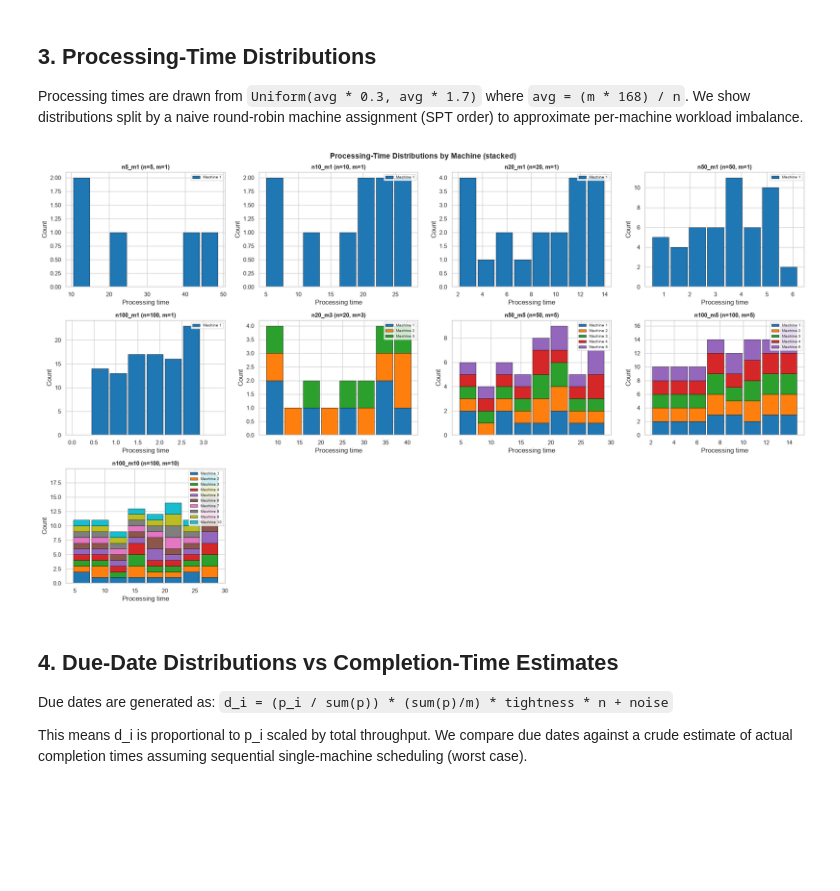
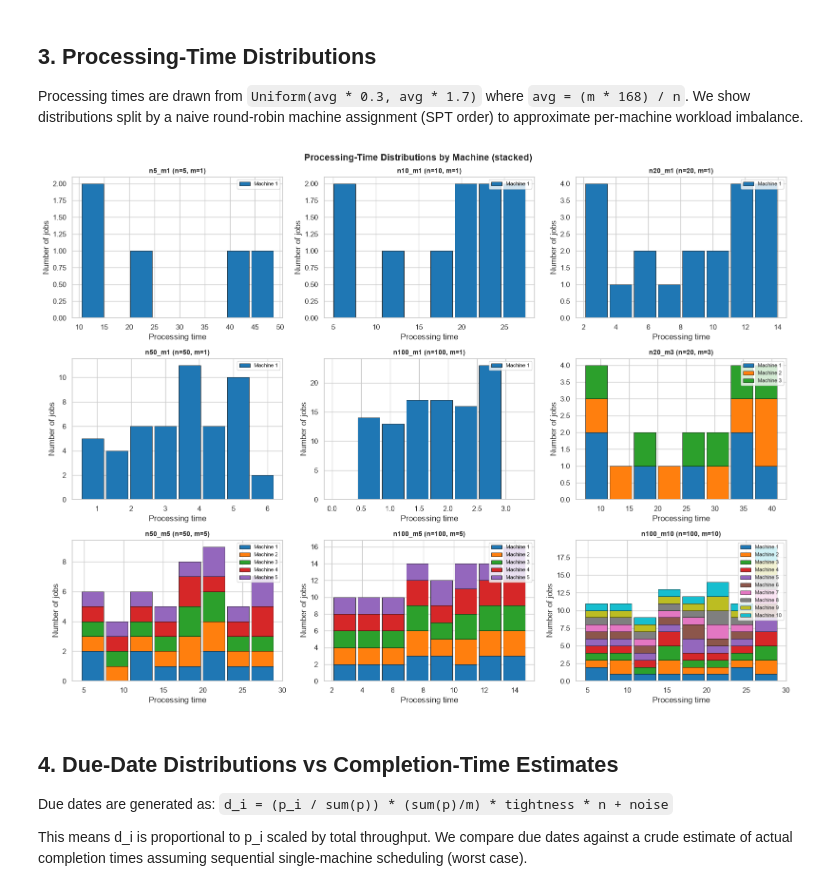
Before and after one commit to Gogula11/Dissertation, a Jupyter notebook: notebooks/01_exploration.ipynb, the cells around one changed output. Drawn from its saved outputs; the diff is of its cells as text; code cells hidden in the pictures; blank space fills up the shorter version.

```diff
--- a/notebooks/01_exploration.ipynb
+++ b/notebooks/01_exploration.ipynb
@@ -85,7 +85,7 @@ summary_df.round(2)
 
 The matrix is asymmetric: dark-to-light transitions (high `darkness_diff`) incur costs up to `darkness_diff * 10 + noise`. Light-to-dark transitions cost only the uniform noise term ≈ U(0, 2).
 # %%
-fig, axes = plt.subplots(3, 4, figsize=(20, 13))
+fig, axes = plt.subplots(3, 3, figsize=(16, 12))
 axes = axes.flatten()
 
 for ax, cfg in zip(axes, INSTANCE_CONFIGS):
@@ -104,7 +104,7 @@ for ax, cfg in zip(axes, INSTANCE_CONFIGS):
         cbar=True,
         square=True,
     )
-    ax.set_title(lbl, fontsize=12, fontweight="bold")
+    ax.set_title(lbl, fontsize=10, fontweight="bold")
     ax.set_xlabel("To job (colour)")
     ax.set_ylabel("From job (colour)")
     if inst["n"] > 10:
@@ -112,7 +112,7 @@ for ax, cfg in zip(axes, INSTANCE_CONFIGS):
         ax.yaxis.set_major_locator(ticker.MaxNLocator(integer=True, nbins=5))
 
 fig.suptitle("Setup-Cost Matrices S[i][j] — dark-to-light transitions are expensive",
-             fontsize=14, y=1.01)
+             fontsize=14, fontweight="bold", y=1.01)
 plt.tight_layout()
 plt.savefig(os.path.join(root, "figures/01_cost_heatmaps.png"), dpi=150, bbox_inches="tight")
 plt.show()
@@ -123,7 +123,7 @@ plt.show()
 
 Processing times are drawn from `Uniform(avg * 0.3, avg * 1.7)` where `avg = (m * 168) / n`. We show distributions split by a naive round-robin machine assignment (SPT order) to approximate per-machine workload imbalance.
 # %%
-fig, axes = plt.subplots(3, 4, figsize=(20, 12))
+fig, axes = plt.subplots(3, 3, figsize=(16, 12))
 axes = axes.flatten()
 N_BINS = 8
 
@@ -140,40 +140,37 @@ for ax, cfg in zip(axes, INSTANCE_CONFIGS):
         machine_loads[i % m].append(proc[job])
 
     # Build shared bin edges from all processing times
     all_proc = proc
     bin_edges = np.linspace(all_proc.min() - 0.5, all_proc.max() + 0.5, N_BINS + 1)
 
     # Compute histograms per machine
     hists = []
     for k in range(m):
         counts, _ = np.histogram(machine_loads[k], bins=bin_edges)
         hists.append(counts)
     hists = np.array(hists)  # shape (m, N_BINS)
 
     # Plot stacked bars
     bin_centers = 0.5 * (bin_edges[:-1] + bin_edges[1:])
     bin_width = bin_edges[1] - bin_edges[0]
     bottom = np.zeros(N_BINS)
     colors = sns.color_palette("tab10", m)
     for k in range(m):
         ax.bar(bin_centers, hists[k], width=bin_width * 0.9, bottom=bottom,
                color=colors[k], edgecolor="black", linewidth=0.5, label=f"Machine {k+1}")
         bottom += hists[k]
 
-    ax.set_title(f"{lbl} (n={n}, m={m})", fontsize=11, fontweight="bold")
+    ax.set_title(f"{lbl} (n={n}, m={m})", fontsize=10, fontweight="bold")
     ax.set_xlabel("Processing time")
-    ax.set_ylabel("Count")
-    ax.legend(fontsize=7, loc="upper right")
-
-for ax in axes[len(INSTANCE_CONFIGS):]:
-    ax.set_visible(False)
+    ax.set_ylabel("Number of jobs")
+    ax.legend(fontsize=8, loc="upper right")
 
 fig.suptitle("Processing-Time Distributions by Machine (stacked)", fontsize=14, fontweight="bold")
 plt.tight_layout()
 plt.savefig(os.path.join(root, "figures/01_proc_distributions.png"), dpi=150, bbox_inches="tight")
 plt.show()
 # %% [output]
-[figure, old version]
+[figure, new version]
 # %% [markdown]
 ## 4. Due-Date Distributions vs Completion-Time Estimates
 
```
Also changed, not shown: parts of 3 cells of this notebook, 5 other files.
